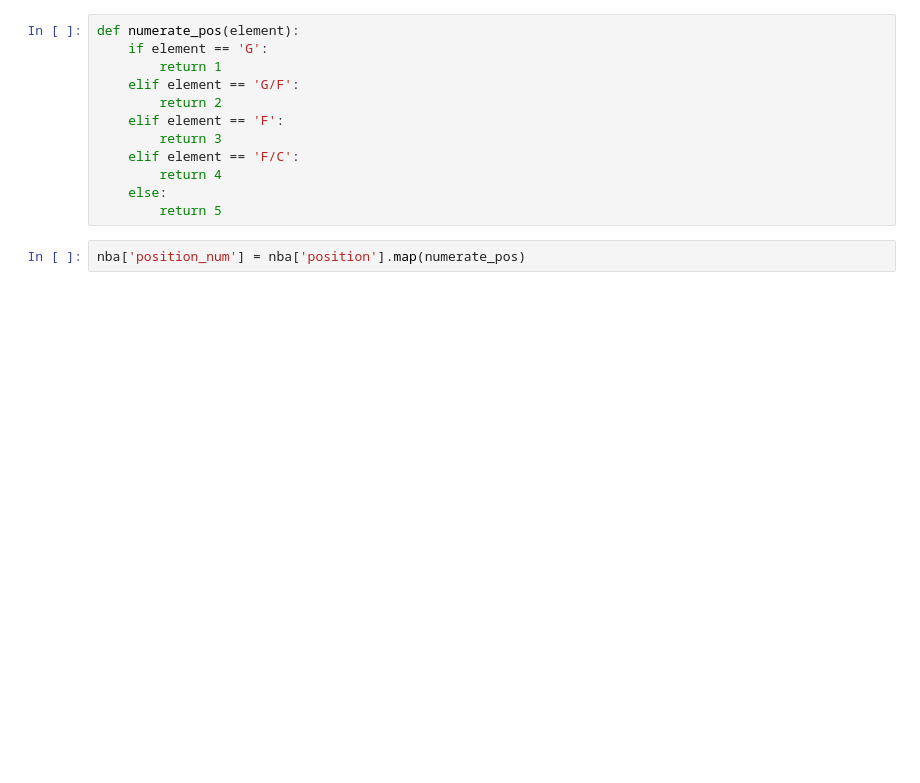
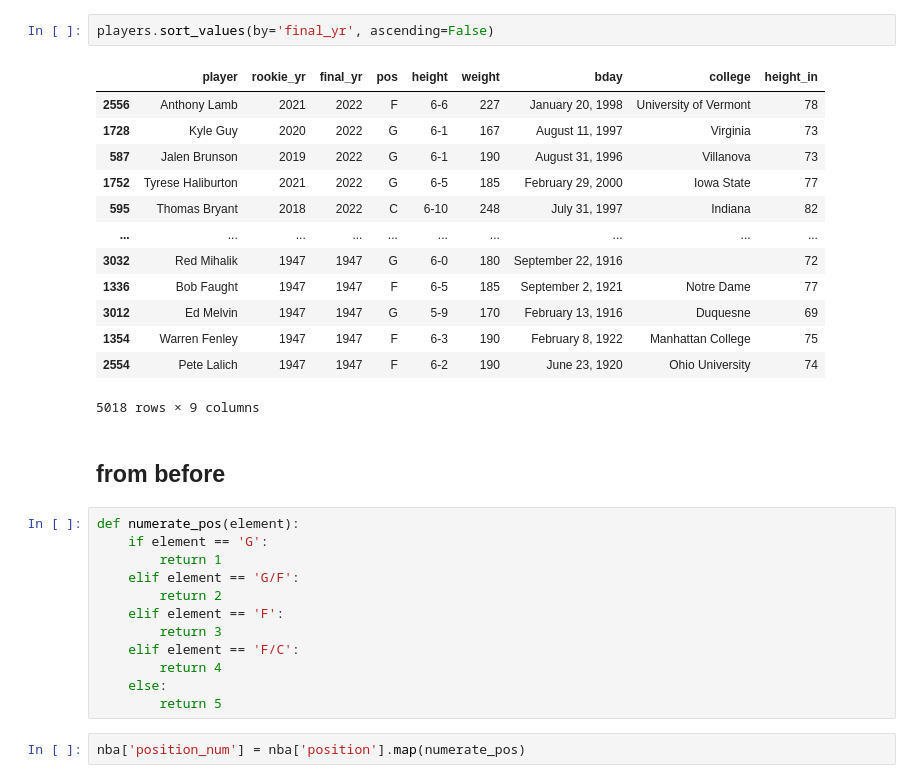
Before and after one commit to suttondaniel/parse-nba-wikis, a Jupyter notebook: nba-vis.ipynb, the cells around one changed output. Cells and saved outputs as stored; diff of their text form; blank space fills up the shorter version.

```diff
--- a/nba-vis.ipynb
+++ b/nba-vis.ipynb
@@ -17,3 +130,21 @@ nba.head()
+# %%
+players.sort_values(by='final_yr', ascending=False)
+# %% [output]
+|  | player | rookie_yr | final_yr | pos | height | weight | bday | college | height_in |
+| 2556 | Anthony Lamb | 2021 | 2022 | F | 6-6 | 227 | January 20, 1998 | University of Vermont | 78 |
+| 1728 | Kyle Guy | 2020 | 2022 | G | 6-1 | 167 | August 11, 1997 | Virginia | 73 |
+| 587 | Jalen Brunson | 2019 | 2022 | G | 6-1 | 190 | August 31, 1996 | Villanova | 73 |
+| 1752 | Tyrese Haliburton | 2021 | 2022 | G | 6-5 | 185 | February 29, 2000 | Iowa State | 77 |
+| 595 | Thomas Bryant | 2018 | 2022 | C | 6-10 | 248 | July 31, 1997 | Indiana | 82 |
+| ... | ... | ... | ... | ... | ... | ... | ... | ... | ... |
+| 3032 | Red Mihalik | 1947 | 1947 | G | 6-0 | 180 | September 22, 1916 |  | 72 |
+| 1336 | Bob Faught | 1947 | 1947 | F | 6-5 | 185 | September 2, 1921 | Notre Dame | 77 |
+| 3012 | Ed Melvin | 1947 | 1947 | G | 5-9 | 170 | February 13, 1916 | Duquesne | 69 |
+| 1354 | Warren Fenley | 1947 | 1947 | F | 6-3 | 190 | February 8, 1922 | Manhattan College | 75 |
+| 2554 | Pete Lalich | 1947 | 1947 | F | 6-2 | 190 | June 23, 1920 | Ohio University | 74 |
+5018 rows × 9 columns
+# %% [markdown]
+## from before
 # %%
 def numerate_pos(element):
     if element == 'G':
```
Also changed, not shown: parts of 15 cells of this notebook, 8 other files.
